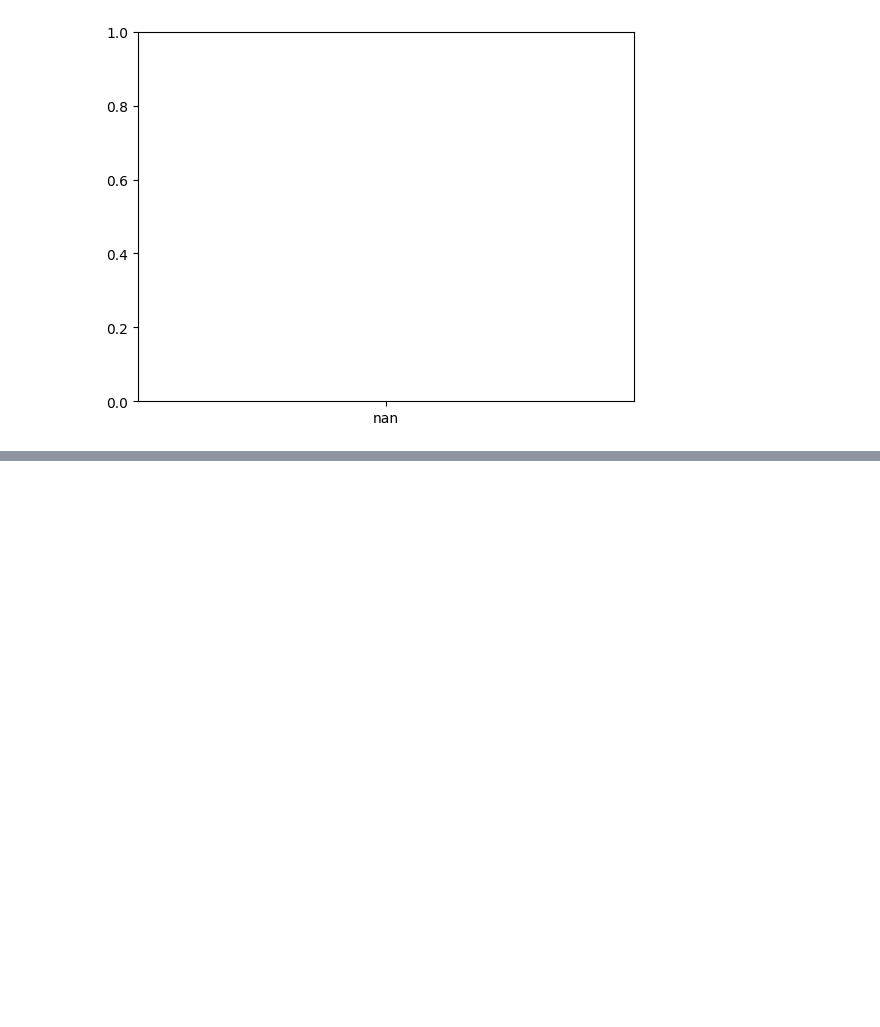
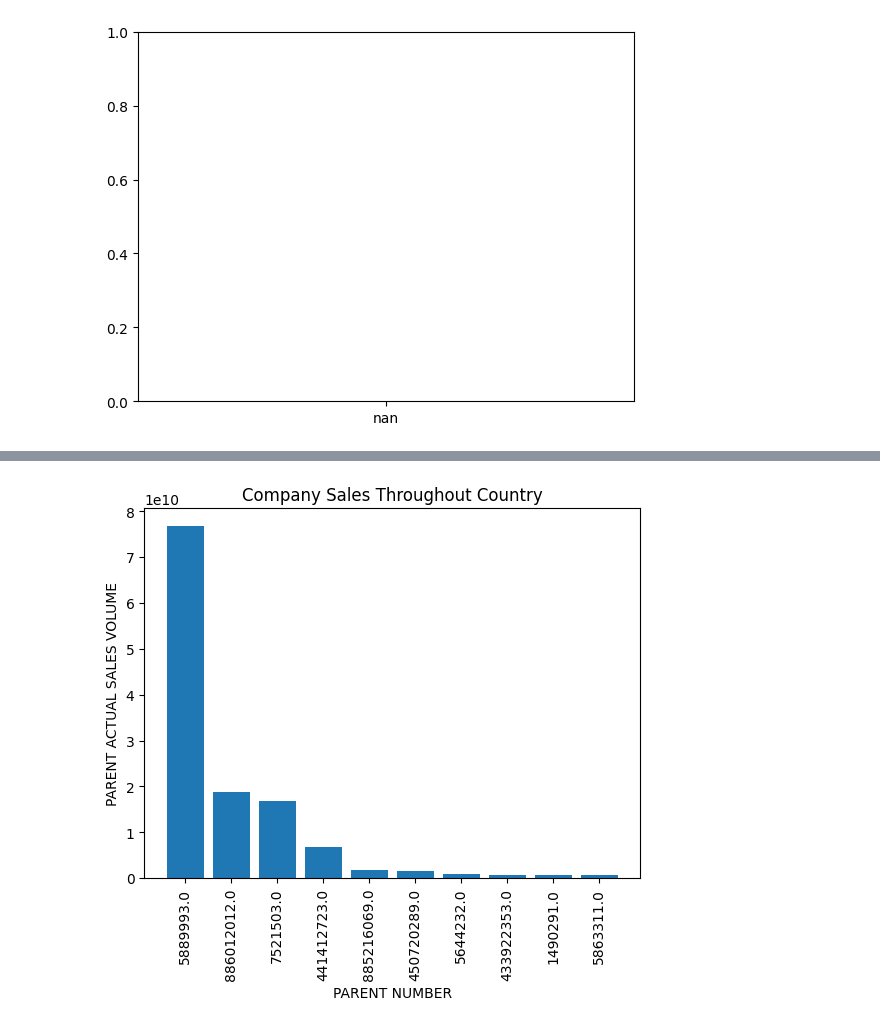
Before and after one commit to uchicago-dsi/rafi-grocery, a Jupyter notebook: Day4.ipynb, the cells around one changed output, grey strips where cells are left out. Drawn from its saved outputs; the diff is of its cells as text; code cells hidden in the pictures; blank space fills up the shorter version.

```diff
--- a/Day4.ipynb
+++ b/Day4.ipynb
@@ -294,0 +477,11 @@ ValueError: shape mismatch: objects cannot be broadcast to a single shape.  Mism
+# %%
+#FINDS IL employee size per parent company
+groc_sales_il = il.groupby('PARENT NUMBER', dropna=False).sum().reset_index()[['PARENT NUMBER','PARENT ACTUAL SALES VOLUME']]
+groc_sales_il.sort_values('PARENT ACTUAL SALES VOLUME', ascending=False, inplace=True)
+groc_sales_il.reset_index(drop=True,inplace=True)
+
+groc_sales_il.head(10)
+
+groc_sales_il['PARENT NUMBER'] = top10_sales_il['PARENT NUMBER'].astype('str')
+
+top10_sales_il = groc_sales_il.head(10)
@@ -294,0 +508,17 @@ ValueError: shape mismatch: objects cannot be broadcast to a single shape.  Mism
+# %%
+#changes the Parent number into a catergory
+#top10_sales_il['PARENT NUMBER'] = top10_sales_il['PARENT NUMBER'].astype('str')
+
+x = top10_sales_il['PARENT NUMBER']
+y = top10_sales_il['PARENT ACTUAL SALES VOLUME']
+# Fill missing values with a constant
+
+#plotting the data
+plt.bar(x, y)
+plt.xlabel('PARENT NUMBER')
+plt.ylabel('PARENT ACTUAL SALES VOLUME')
+plt.title('Company Sales Throughout Country')
+plt.xticks(rotation=90)  # Rotate x-axis labels if needed
+plt.show()
+# %% [output]
+[figure, added]
```
Also changed, not shown: parts of 14 cells of this notebook.
